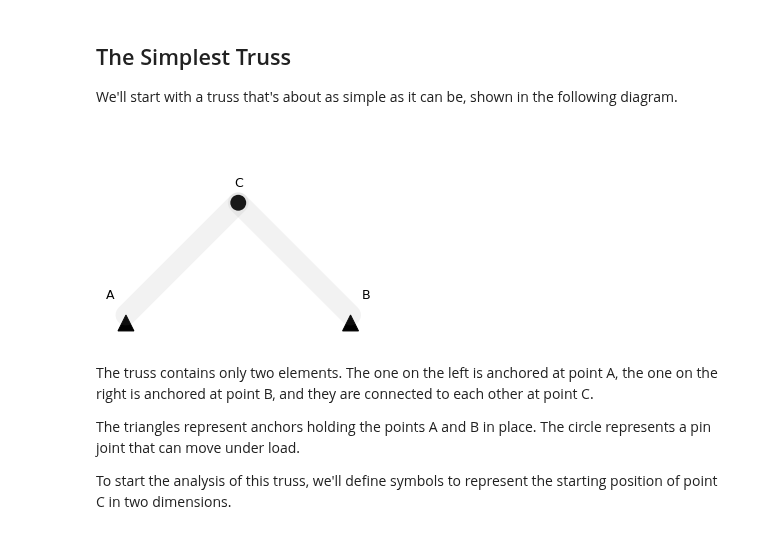
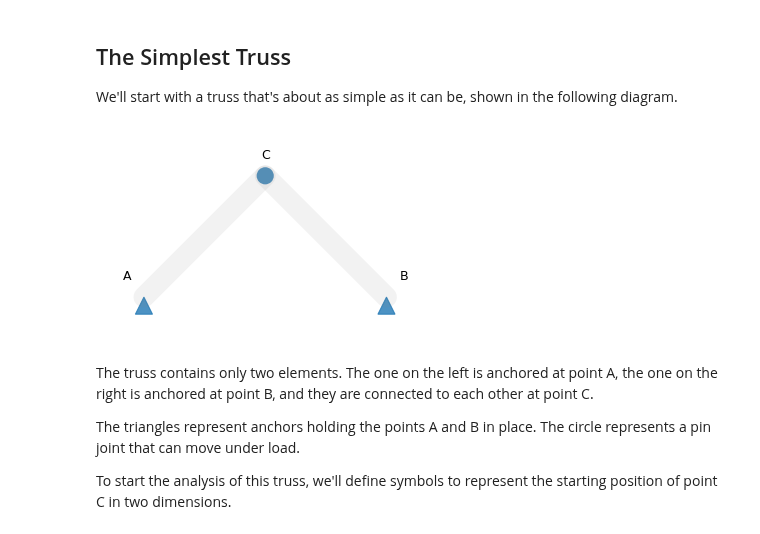
Before and after one commit to AllenDowney/ThinkLinearAlgebra, a Jupyter notebook: soln/truss.ipynb, the cells around one changed output. Cells and saved outputs as stored; diff of their text form; code cells hidden in the pictures.

```diff
--- a/soln/truss.ipynb
+++ b/soln/truss.ipynb
@@ -64,23 +67,3 @@ from utils import gset, gget
 ## The Simplest Truss
 
 We'll start with a truss that's about as simple as it can be, shown in the following diagram.
-# %%
-from utils import diagram_truss
-
-# Define endpoints of truss members (undisplaced)
-l = 0.15
-lower_left = np.array([-l, -l])
-lower_right = np.array([l, -l])
-top = np.array([0, 0])
-nodes = lower_left, lower_right, top
-
-diagram_truss(nodes, add_vectors=False)
-
-lim = 1.2 * l
-plt.xlim(-lim, lim)
-plt.ylim(-lim, lim/2)
-plt.gca().set_aspect('equal')
-plt.axis('off')
-None
-# %% [output]
-[figure, removed]
@@ -87,3 +79,10 @@ None
+# %%
+from utils import diagram_truss
+
+subs = {L: 0.15}
+diagram_truss(nodes, subs, lim=0.2)
+# %% [output]
+[figure, added]
 # %% [markdown]
 The truss contains only two elements.
 The one on the left is anchored at point A, the one on the right is anchored at point B, and they are connected to each other at point C.
```
Also changed, not shown: parts of 111 cells of this notebook, 1 other file.
